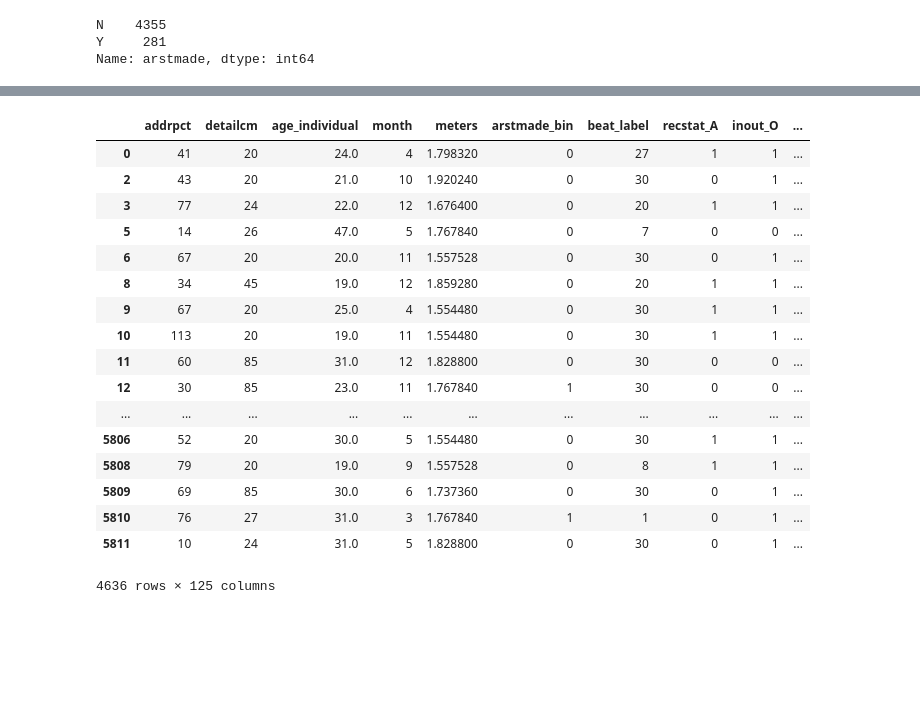
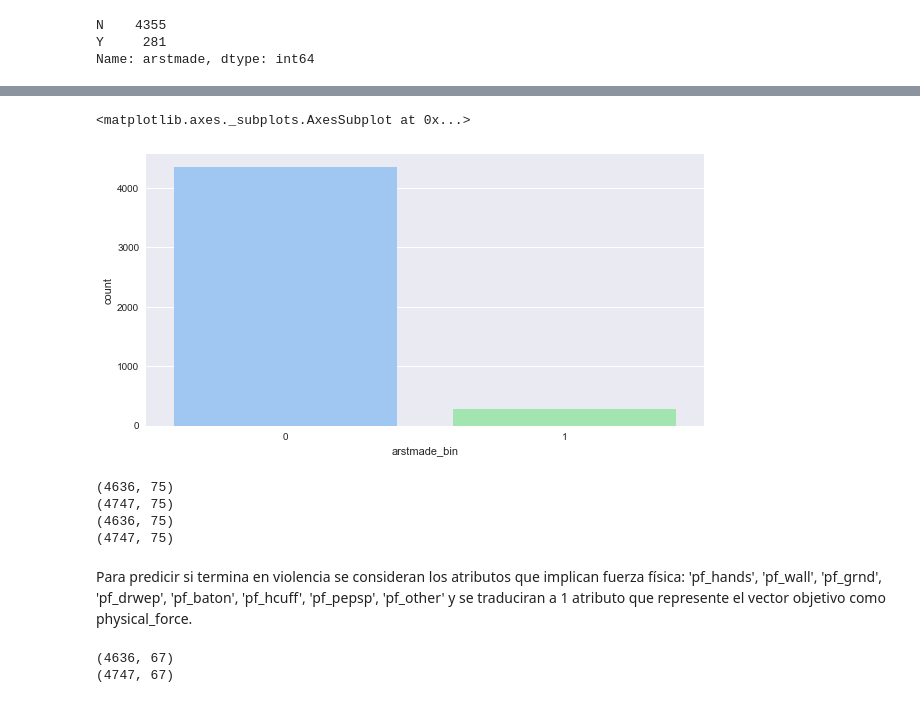
Before and after one commit to ridexmoler/modulo-machine-learning, a Jupyter notebook: prueba/Pablo-Rocco-PRUEBA-2/notebook.ipynb, the cells around one changed output, grey strips where cells are left out. Drawn from its saved outputs; the diff is of its cells as text; code cells hidden in the pictures; blank space fills up the shorter version.

```diff
--- a/prueba/Pablo-Rocco-PRUEBA-2/notebook.ipynb
+++ b/prueba/Pablo-Rocco-PRUEBA-2/notebook.ipynb
@@ -532,6 +292,0 @@ Ateriormente evaluamos la posibilidad de aplicar el log a la edad, no obstante v
-# %%
-df_train_1['age_individual_log'] = np.log(df_train_1['age_individual'])
-plt.subplot(1, 2, 1)
-sns.distplot(df_train_1['age_individual_log'])
-plt.subplot(1, 2, 2)
-sns.distplot(df_train_1['age_individual'])
@@ -541,3 +292,0 @@ sns.distplot(df_train_1['age_individual'])
-# %%
-# Procedemos a eliminar columna _log ya que no será requerida
-df_train_1.drop(columns='age_individual_log', inplace=True)
@@ -568,3 +292,0 @@ lenc = LabelEncoder()
-# %%
-df_train_1[colname + '_label'] = lenc.fit(df_train_1['beat']).transform(df_train_1['beat'])
-df_train_1.drop(columns='beat', inplace=True)
@@ -582,4 +292,0 @@ Para procesar los atributos categóricos vamos a binarizar todas las columnas us
-# %%
-# Se binarizan las columnas
-df_train_1 = pd.get_dummies(df_train_1, dummy_na=False, drop_first=True)
-df_train_2 = pd.get_dummies(df_train_2, dummy_na=False, drop_first=True)
@@ -638,21 +292,0 @@ preproc.binarize_column_by_value(df_train_1, 'detailcm', values_detailcm)
-# %%
-df_train_1
-# %% [output]
-|  | addrpct | detailcm | age_individual | month | meters | arstmade_bin | beat_label | recstat_A | inout_O | ... |
-| 0 | 41 | 20 | 24.0 | 4 | 1.798320 | 0 | 27 | 1 | 1 | ... |
-| 2 | 43 | 20 | 21.0 | 10 | 1.920240 | 0 | 30 | 0 | 1 | ... |
-| 3 | 77 | 24 | 22.0 | 12 | 1.676400 | 0 | 20 | 1 | 1 | ... |
-| 5 | 14 | 26 | 47.0 | 5 | 1.767840 | 0 | 7 | 0 | 0 | ... |
-| 6 | 67 | 20 | 20.0 | 11 | 1.557528 | 0 | 30 | 0 | 1 | ... |
-| 8 | 34 | 45 | 19.0 | 12 | 1.859280 | 0 | 20 | 1 | 1 | ... |
-| 9 | 67 | 20 | 25.0 | 4 | 1.554480 | 0 | 30 | 1 | 1 | ... |
-| 10 | 113 | 20 | 19.0 | 11 | 1.554480 | 0 | 30 | 1 | 1 | ... |
-| 11 | 60 | 85 | 31.0 | 12 | 1.828800 | 0 | 30 | 0 | 0 | ... |
-| 12 | 30 | 85 | 23.0 | 11 | 1.767840 | 1 | 30 | 0 | 0 | ... |
-| ... | ... | ... | ... | ... | ... | ... | ... | ... | ... | ... |
-| 5806 | 52 | 20 | 30.0 | 5 | 1.554480 | 0 | 30 | 1 | 1 | ... |
-| 5808 | 79 | 20 | 19.0 | 9 | 1.557528 | 0 | 8 | 1 | 1 | ... |
-| 5809 | 69 | 85 | 30.0 | 6 | 1.737360 | 0 | 30 | 0 | 1 | ... |
-| 5810 | 76 | 27 | 31.0 | 3 | 1.767840 | 1 | 1 | 0 | 1 | ... |
-| 5811 | 10 | 24 | 31.0 | 5 | 1.828800 | 0 | 30 | 0 | 1 | ... |
-4636 rows × 125 columns
@@ -658,0 +308,38 @@ df_train_1
+# %%
+plt.figure(figsize=(10, 5))
+sns.countplot(df_train_1['arstmade_bin'])
+# %% [output]
+<matplotlib.axes._subplots.AxesSubplot at 0x...>
+[figure, added]
+# %%
+# Mantenemos la estructura de datos
+print(df_train_1.shape)
+print(df_test.shape)
+print(df_train_2.shape)
+print(df_test_2.shape)
+# %% [output]
+(4636, 75)
+(4747, 75)
+(4636, 75)
+(4747, 75)
+# %% [markdown]
+Para predicir si termina en violencia se consideran los atributos que implican fuerza física: 'pf_hands', 'pf_wall', 'pf_grnd', 'pf_drwep', 'pf_baton', 'pf_hcuff', 'pf_pepsp', 'pf_other' y se traduciran a 1 atributo que represente el vector objetivo como physical_force.
+# %%
+#preprocesamiento para los datos que implian fuerza física
+df_train_2['physical_force'] = pd.get_dummies(df_train_2.filter(regex='pf_'), drop_first=True).sum(axis=1)
+df_train_2['physical_force'] = np.where(df_train_2['physical_force']==0, 0, 1)
+
+# Se elimanan columnas originales
+df_train_2.drop(columns=df_train_2.filter(regex='pf_').columns, inplace=True)
+
+df_test_2['physical_force'] = pd.get_dummies(df_test_2.filter(regex='pf_'), drop_first=True).sum(axis=1)
+df_test_2['physical_force'] = np.where(df_test_2['physical_force']==0, 0, 1)
+
+# Se elimanan columnas originales
+df_test_2.drop(columns=df_test_2.filter(regex='pf_').columns, inplace=True)
+
+print(df_train_2.shape)
+print(df_test_2.shape)
+# %% [output]
+(4636, 67)
+(4747, 67)
```
Also changed, not shown: parts of 194 cells of this notebook, 3 other files.
